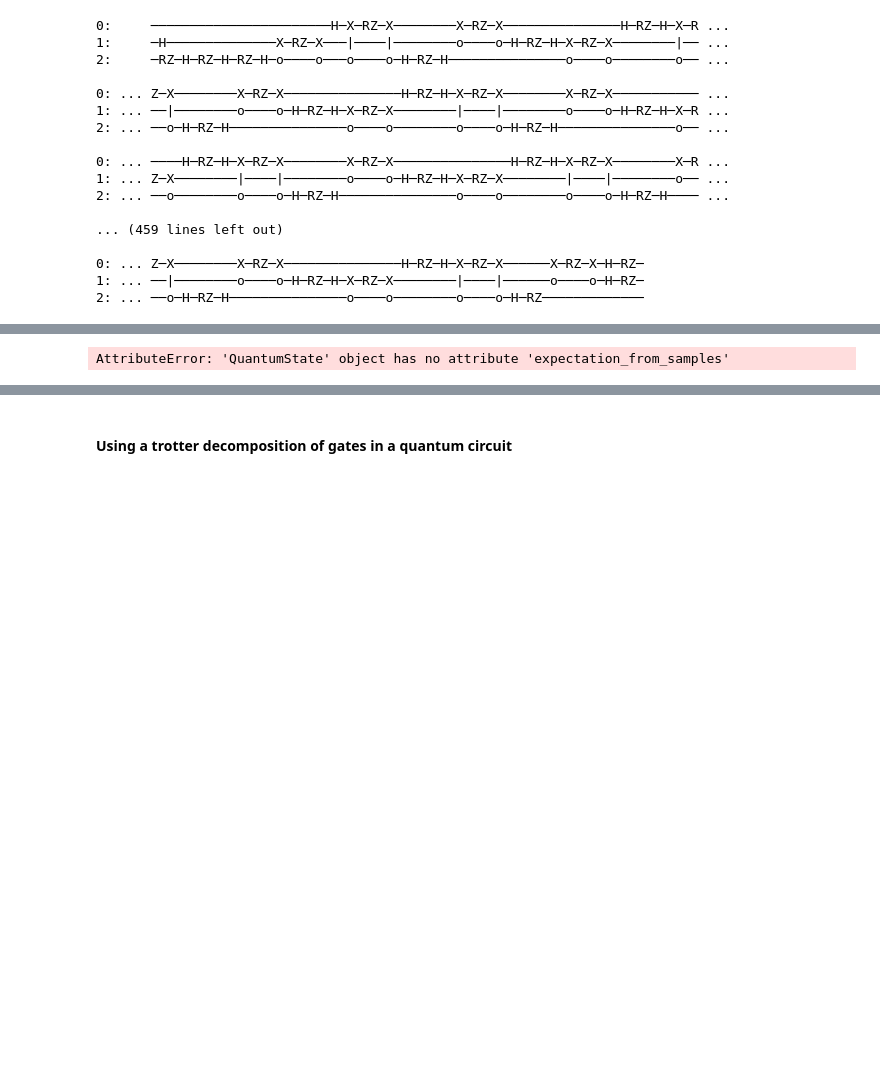
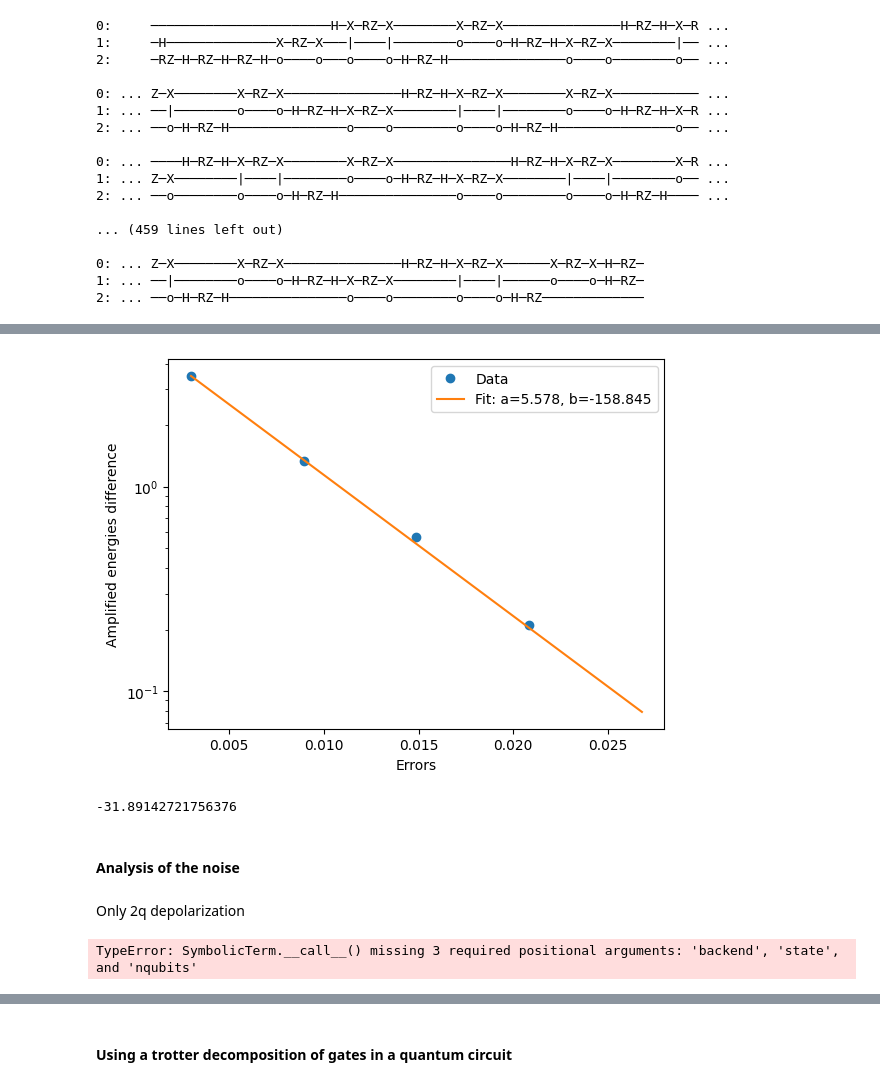
Before and after one commit to emacosta95/2nd_qa4nsm, a Jupyter notebook: ImplementationQibo.ipynb, the cells around one changed output, grey strips where cells are left out. Saved outputs shown, nothing was run; the diff lists cells and outputs as text; code cells hidden in the pictures; blank space fills up the shorter version.

```diff
--- a/ImplementationQibo.ipynb
+++ b/ImplementationQibo.ipynb
@@ -216,0 +250,2 @@ qibo_circuit.draw()
+# %%
+amplified_circuits=amplify_cnots_qibo(circuit=qibo_circuit)
@@ -218,19 +329,21 @@ qibo_circuit.draw()
 from qibo import Circuit, set_backend
 from qibo.noise import NoiseModel, DepolarizingError,ThermalRelaxationError
 
-t1 = 200*10**-6
-t2 = 100*10**-6
-gate_time = 0.68*10**-6
+energy_vs_errors=[]
+
+t1 = 197*10**-6
+t2 = 119*10**-6
+gate_time = 68*10**-9
 
 
 # Set backend
-backend=set_backend("qibojit")  # or 'qibo', 'tensorflow'...
+backend=set_backend("numpy")  # or 'qibo', 'tensorflow'...
 
 # Create a basic noise model (depolarizing noise)
 noise_model = NoiseModel()
-noise_model.add(gates.RZ, DepolarizingError(0.0001))
-noise_model.add(gates.H, DepolarizingError(0.0001))
-noise_model.add(gates.CNOT, DepolarizingError(0.001))
+noise_model.add(gates.RZ, DepolarizingError(0.0002977))
+noise_model.add(gates.H, DepolarizingError(0.0002977))
+noise_model.add(gates.CNOT, DepolarizingError(0.00268))
 
 noise_model.add(ThermalRelaxationError(t1=t1,t2=t2,time=gate_time))
 
@@ -242,6 +355,6 @@ result = noisy_circuit()
 
 # Compute energy ⟨ψ|H|ψ⟩
 energy = hamiltonian_qq.expectation(result.state())
-
+energy_vs_errors.append(energy)
 print(energy)
 # %% [output]
@@ -249,0 +402,42 @@ print(energy)
+# %%
+import numpy as np
+import matplotlib.pyplot as plt
+from scipy.optimize import curve_fit
+
+# Your data (example)
+errors = 0.002977 * np.array([1, 3, 5, 7, 9])
+amplified_energies = np.asarray(energy_vs_errors)
+
+# Define y data as difference from last value
+y = amplified_energies - amplified_energies[-1]
+
+# Exponential function to fit
+def exp_func(x, a, b):
+    return a * np.exp(b * x)
+
+# Fit curve
+popt, pcov = curve_fit(exp_func, errors, y, p0=(1, 1))
+
+# Plot data points
+plt.plot(errors, y, 'o', label='Data')
+
+# Plot fitted curve
+x_fit = np.linspace(errors.min(), errors.max(), 100)
+y_fit = exp_func(x_fit, *popt)
+plt.plot(x_fit, y_fit, '-', label=f'Fit: a={popt[0]:.3f}, b={popt[1]:.3f}')
+
+plt.semilogy()
+plt.xlabel('Errors')
+plt.ylabel('Amplified energies difference')
+plt.legend()
+plt.show()
+# %% [output]
+[figure, added]
+# %%
+print(energy_vs_errors[-1]+popt[0])
+# %% [output]
+-31.89142721756376
+# %% [markdown]
+#### Analysis of the noise
+# %% [markdown]
+Only 2q depolarization
@@ -250,16 +482,19 @@ print(energy)
 # %%
 from qibo.models.error_mitigation import ZNE
+
+
+
 
 # Mitigated expected value
 estimate = ZNE(
     circuit=qibo_circuit,
-    observable=hamiltonian_qq,
+    observable=hamiltonian_diagonal,
     noise_levels=np.arange(5),
     noise_model=noise_model,
     insertion_gate='CNOT',
-    shots=100,
+    nshots=100,
     backend=backend,
 )
 print(estimate)
 # %% [output]
-AttributeError: 'QuantumState' object has no attribute 'expectation_from_samples'
+TypeError: SymbolicTerm.__call__() missing 3 required positional arguments: 'backend', 'state', and 'nqubits'
```
Also changed, not shown: parts of 17 cells of this notebook, 2 other files.
